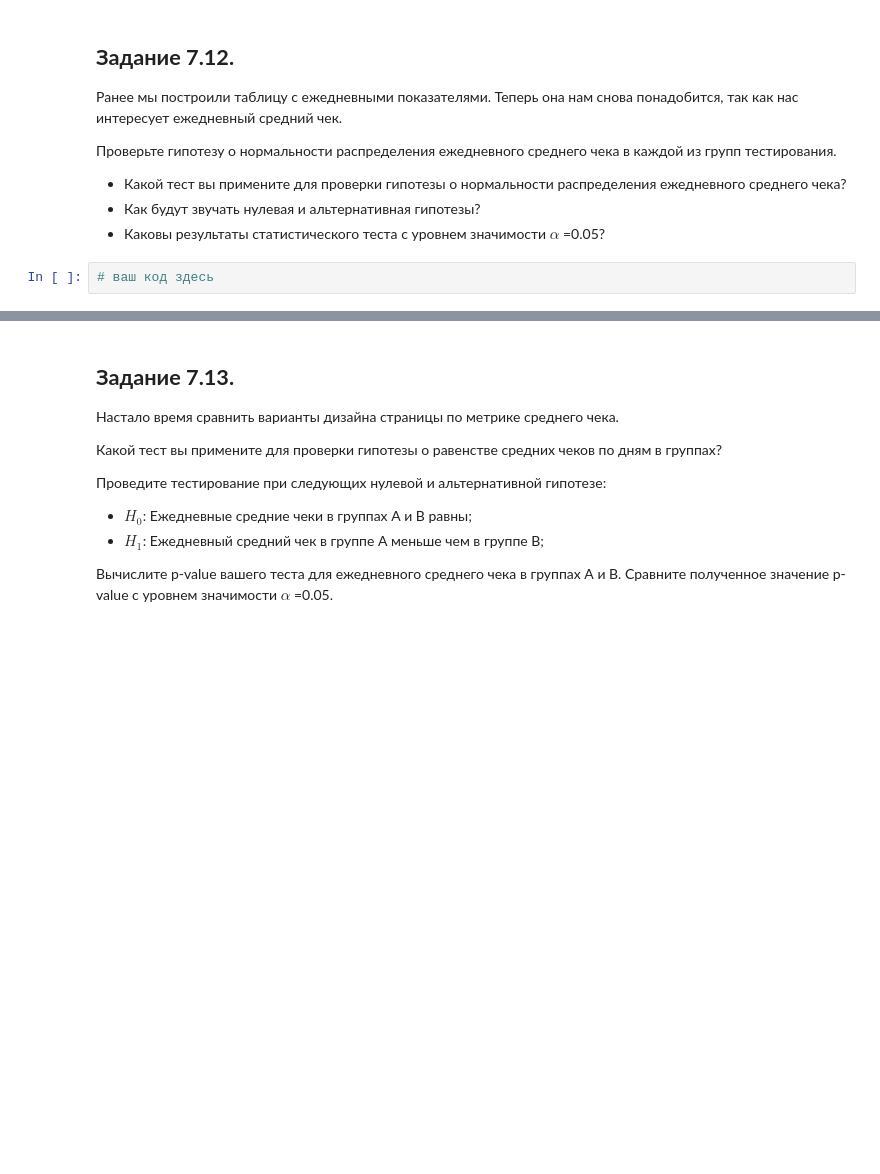
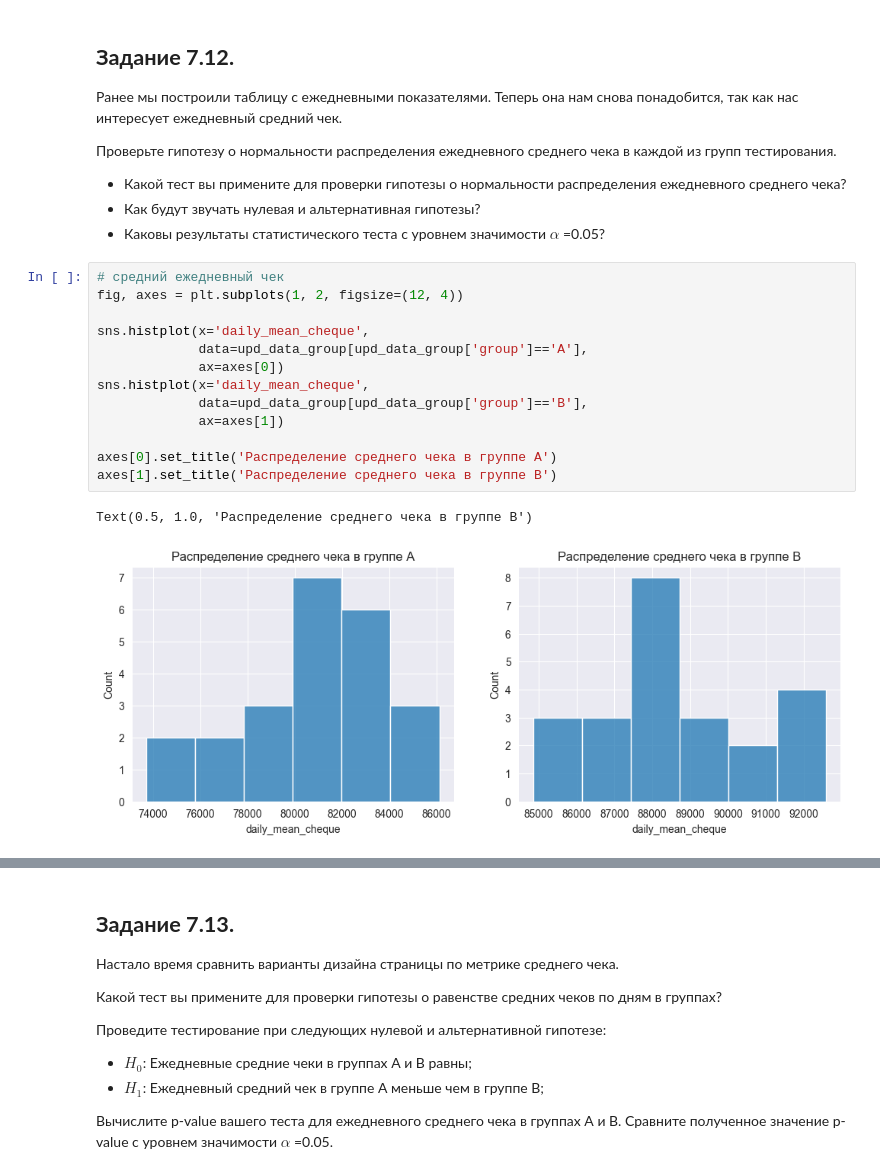
Before and after one commit to slagovskiy/DST, a Jupyter notebook: __environment/eda-5-hw.ipynb, the cells around one changed output, grey strips where cells are left out. Drawn from its saved outputs; the diff is of its cells as text; blank space fills up the shorter version.

```diff
--- a/__environment/eda-5-hw.ipynb
+++ b/__environment/eda-5-hw.ipynb
@@ -274,5 +496,19 @@ display(con_data)
 * Какой тест вы примените  для проверки гипотезы о нормальности распределения ежедневного среднего чека?
 * Как будут звучать нулевая и альтернативная гипотезы?
 * Каковы результаты статистического теста с уровнем значимости $\alpha$ =0.05?
-# %%
-# ваш код здесь
+# %%
+# средний ежедневный чек
+fig, axes = plt.subplots(1, 2, figsize=(12, 4))
+
+sns.histplot(x='daily_mean_cheque',
+             data=upd_data_group[upd_data_group['group']=='A'],
+             ax=axes[0])
+sns.histplot(x='daily_mean_cheque',
+             data=upd_data_group[upd_data_group['group']=='B'],
+             ax=axes[1])
+
+axes[0].set_title('Распределение среднего чека в группе А')
+axes[1].set_title('Распределение среднего чека в группе B')
+# %% [output]
+Text(0.5, 1.0, 'Распределение среднего чека в группе B')
+[figure, added]
```
Also changed, not shown: parts of 42 cells of this notebook, 5 other files.
